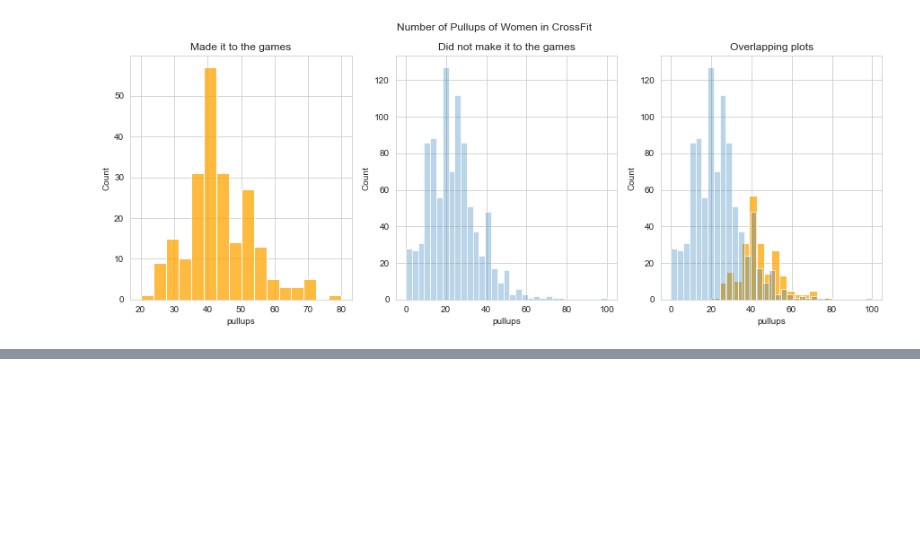
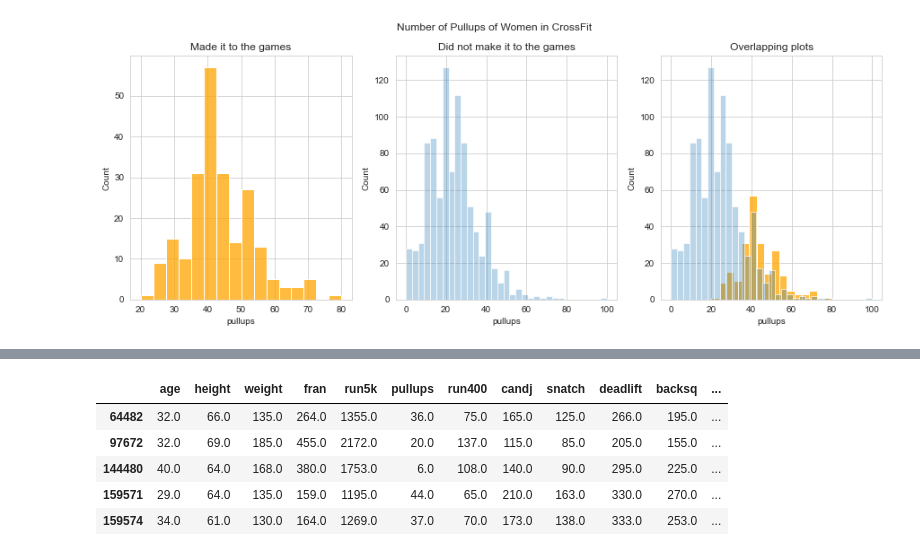
Before and after one commit to allisontao/crossfit-games-analysis, a Jupyter notebook: logistic_regression.ipynb, the cells around one changed output, grey strips where cells are left out. Saved outputs shown, nothing was run; the diff lists cells and outputs as text; code cells hidden in the pictures; blank space fills up the shorter version.

```diff
--- a/logistic_regression.ipynb
+++ b/logistic_regression.ipynb
@@ -610,0 +617,7 @@ Text(0.5, 1.0, 'Overlapping plots')
+# %%
+# Create Dataframes for Categorical Variables
+howlong_women_dummies = pd.get_dummies(df_women['howlong']) # women athletes
+howlong_men_dummies = pd.get_dummies(df_men['howlong']) # men athletes
+
+howlong_women_dummies
+howlong_men_dummies
@@ -610,0 +638,4 @@ Text(0.5, 1.0, 'Overlapping plots')
+# %%
+# Create column names for the new DataFrames
+howlong_women_dummies.columns = ['hl1','hl2','hl3','hl4','hl5']
+howlong_men_dummies.columns = ['hl1','hl2','hl3','hl4','hl5']
@@ -610,0 +661,13 @@ Text(0.5, 1.0, 'Overlapping plots')
+# %%
+# Now Concat the X DataFrame with the dummy variables
+X_w = pd.concat([X_w,howlong_women_dummies],axis=1)
+
+# Preview of Result
+X_w.head()
+# %% [output]
+|  | age | height | weight | fran | run5k | pullups | run400 | candj | snatch | deadlift | backsq | ... |
+| 64482 | 32.0 | 66.0 | 135.0 | 264.0 | 1355.0 | 36.0 | 75.0 | 165.0 | 125.0 | 266.0 | 195.0 | ... |
+| 97672 | 32.0 | 69.0 | 185.0 | 455.0 | 2172.0 | 20.0 | 137.0 | 115.0 | 85.0 | 205.0 | 155.0 | ... |
+| 144480 | 40.0 | 64.0 | 168.0 | 380.0 | 1753.0 | 6.0 | 108.0 | 140.0 | 90.0 | 295.0 | 225.0 | ... |
+| 159571 | 29.0 | 64.0 | 135.0 | 159.0 | 1195.0 | 44.0 | 65.0 | 210.0 | 163.0 | 330.0 | 270.0 | ... |
+| 159574 | 34.0 | 61.0 | 130.0 | 164.0 | 1269.0 | 37.0 | 70.0 | 173.0 | 138.0 | 333.0 | 253.0 | ... |
```
Also changed, not shown: parts of 25 cells of this notebook.
